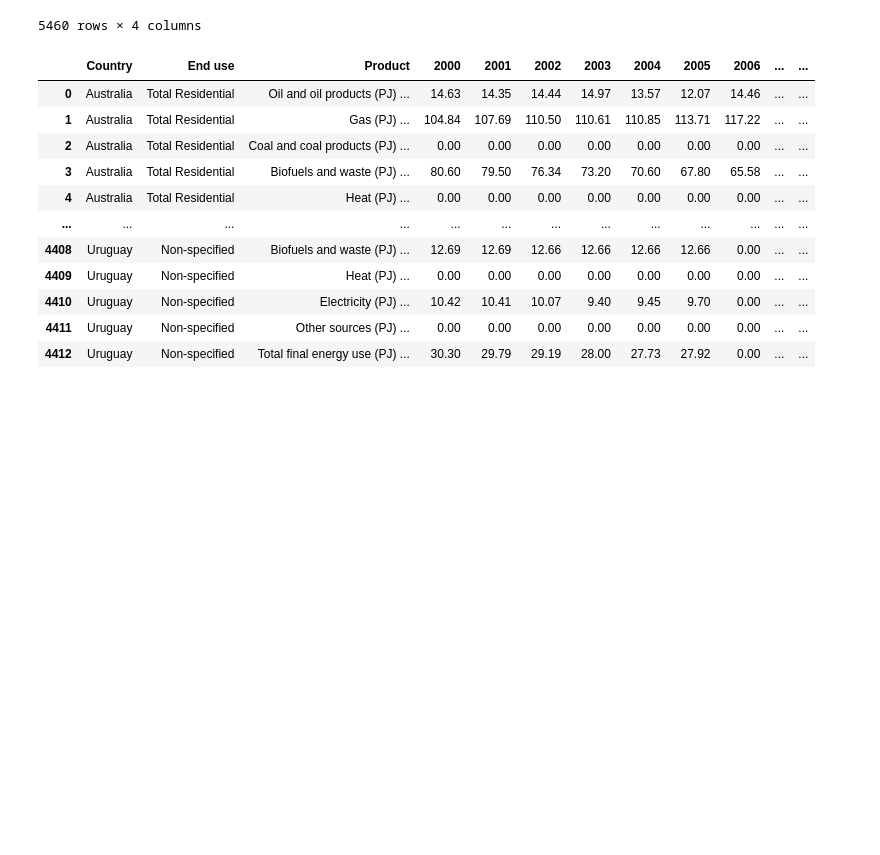
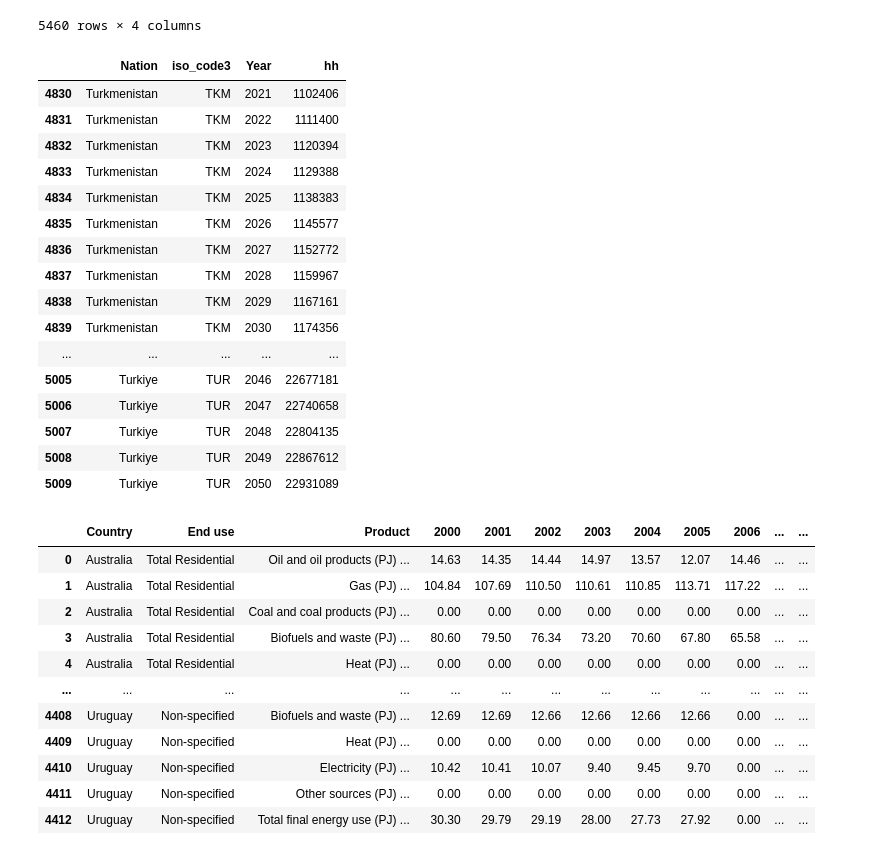
Before and after one commit to milocortes/sisepuede_data, a Jupyter notebook: Energy/consumpinit_scoe_gj_per_hh_residential_elec_appliances/src/New_Process.ipynb, the cells around one changed output. Cells and saved outputs as stored; diff of their text form; code cells hidden in the pictures; blank space fills up the shorter version.

```diff
--- a/Energy/consumpinit_scoe_gj_per_hh_residential_elec_appliances/src/New_Process.ipynb
+++ b/Energy/consumpinit_scoe_gj_per_hh_residential_elec_appliances/src/New_Process.ipynb
@@ -143,6 +143,26 @@ df_hh_proj
 | 5458 | Zimbabwe | ZWE | 2049 | 3123737 |
 | 5459 | Zimbabwe | ZWE | 2050 | 3118282 |
 5460 rows × 4 columns
+# %%
+df_hh_proj[df_hh_proj['Nation'].str.startswith('Tur')]
+# %% [output]
+|  | Nation | iso_code3 | Year | hh |
+| 4830 | Turkmenistan | TKM | 2021 | 1102406 |
+| 4831 | Turkmenistan | TKM | 2022 | 1111400 |
+| 4832 | Turkmenistan | TKM | 2023 | 1120394 |
+| 4833 | Turkmenistan | TKM | 2024 | 1129388 |
+| 4834 | Turkmenistan | TKM | 2025 | 1138383 |
+| 4835 | Turkmenistan | TKM | 2026 | 1145577 |
+| 4836 | Turkmenistan | TKM | 2027 | 1152772 |
+| 4837 | Turkmenistan | TKM | 2028 | 1159967 |
+| 4838 | Turkmenistan | TKM | 2029 | 1167161 |
+| 4839 | Turkmenistan | TKM | 2030 | 1174356 |
+| ... | ... | ... | ... | ... |
+| 5005 | Turkiye | TUR | 2046 | 22677181 |
+| 5006 | Turkiye | TUR | 2047 | 22740658 |
+| 5007 | Turkiye | TUR | 2048 | 22804135 |
+| 5008 | Turkiye | TUR | 2049 | 22867612 |
+| 5009 | Turkiye | TUR | 2050 | 22931089 |
 # %%
 # df_WEBH2021=pd.read_excel('../row_data/WorldEnergyBalancesHighlights2021.xlsx',sheet_name=3)
 
```
Also changed, not shown: 23 other files.
